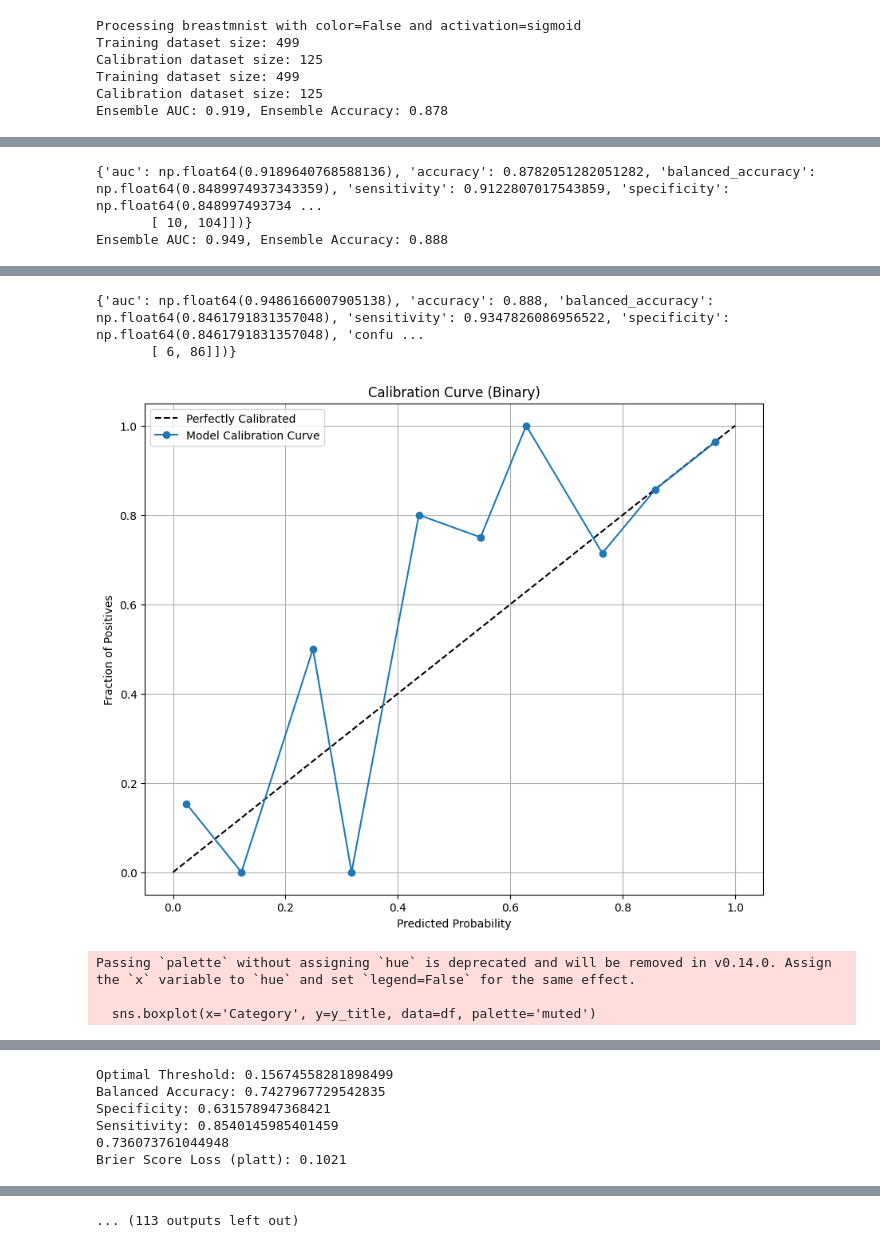
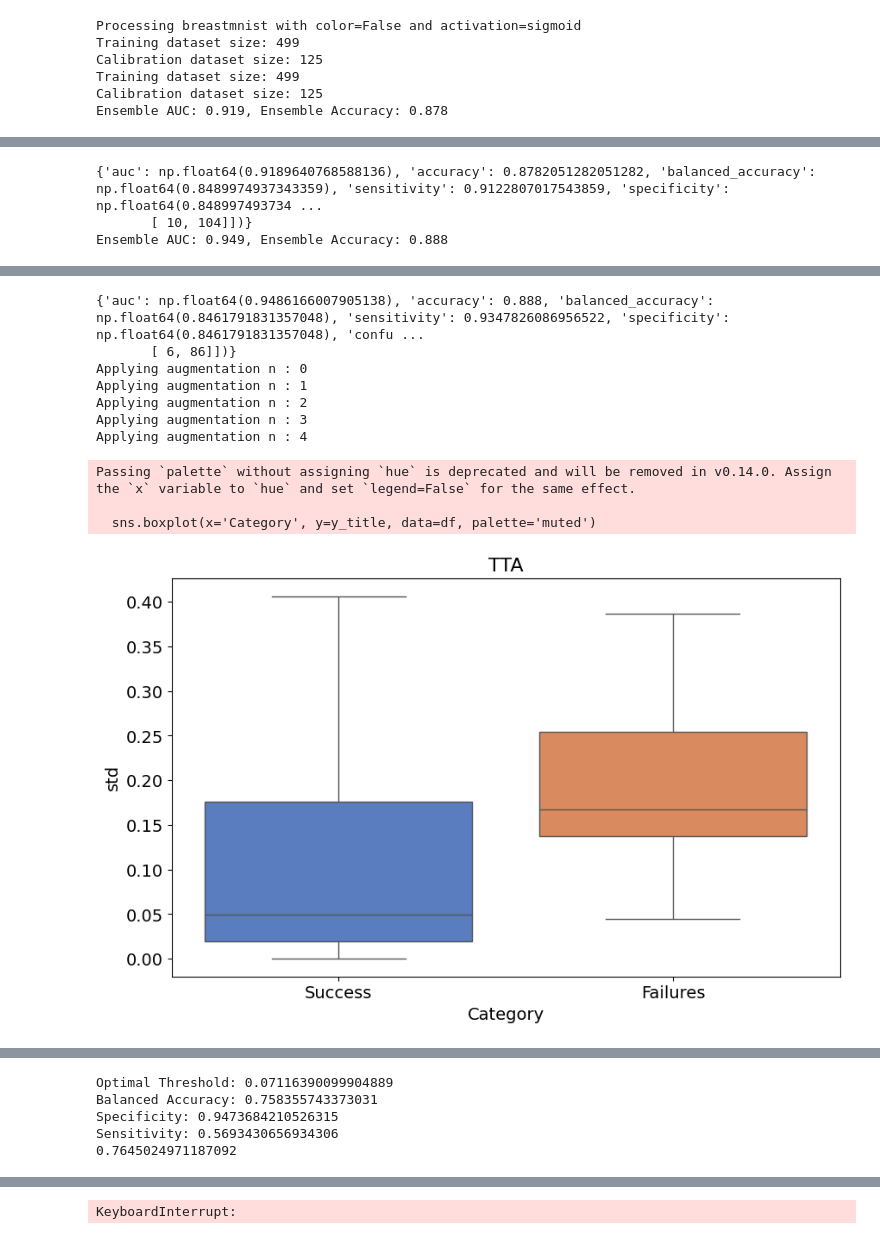
Before and after one commit to pstnmz/UQ_toolbox, a Jupyter notebook: medMNIST/UQ_test_metrics.ipynb, the cells around one changed output, grey strips where cells are left out. Saved outputs shown, nothing was run; the diff lists cells and outputs as text; code cells hidden in the pictures.

Commit message:
improved TTA to load transformations directly inside toolbox when calling dataloader

```diff
--- a/medMNIST/UQ_test_metrics.ipynb
+++ b/medMNIST/UQ_test_metrics.ipynb
@@ -227,6 +228,8 @@ def find_best_threshold_and_compute_metrics(values, correct_predictions, optimiz
     print(f"Balanced Accuracy: {balanced_acc}")
     print(f"Specificity: {specificity}")
     print(f"Sensitivity: {sensitivity}")
+
+    return balanced_acc
 # %%
 def computeMSR(y_prob, y_true, task_type, calibration_needed=False, method_calibration=None, display_calibration_curve=False, y_scores_calibration=None, y_true_calibration=None):
     if calibration_needed:
@@ -346,20 +349,22 @@ def computeKNNshap(models, train_loaders, test_loader, device, num_classes=None,
 
     return metric
 
-def computeTTA(aug_type, models, test_loader, device, num_classes=2, correct_predictions_calibration=None, incorrect_predictions_calibration=None, image_normalization=False, aug_folder=None, mean=[0.5], std=[0.5], max_iterations=10, gps_augment=None):
+def computeTTA(aug_type, models, test_dataset, device, num_classes=2, correct_predictions_calibration=None, incorrect_predictions_calibration=None, image_normalization=False, aug_folder=None, mean=[0.5], std=[0.5], max_iterations=10, gps_augment=None, batch_size=None, color=False):
     if num_classes == 2:
         output_activation='sigmoid'
     else:
         output_activation='softmax'
     if aug_type == 'randaugment':
         transformation_pipeline = transforms.Compose([
+                        transforms.ToTensor(),
                         transforms.ToPILImage(),
                         transforms.RandAugment(2, 9),
                         transforms.PILToTensor(),
                         transforms.ConvertImageDtype(torch.float),
-                        *([transforms.Normalize(mean=mean, std=std)] if image_normalization else [])
+                        *([transforms.Normalize(mean=mean, std=std)] if image_normalization else []),
+                        *([transforms.Lambda(lambda x: x.repeat(3, 1, 1))] if color is False else [])
                     ])
-        metric, global_preds = uq.TTA(transformation_pipeline, models, test_loader, device, nb_augmentations=5, nb_channels=3, output_activation=output_activation, usingBetterRandAugment=False, mean=mean, std=std)
+        metric, global_preds = uq.TTA(transformation_pipeline, models, test_dataset, device, nb_augmentations=5, nb_channels=3, output_activation=output_activation, usingBetterRandAugment=False, mean=mean, std=std, batch_size=batch_size)
     elif aug_type == 'crops_flips':
         transformation_pipeline = transforms.Compose([
             transforms.ToPILImage(),
@@ -369,7 +374,7 @@ def computeTTA(aug_type, models, test_loader, device, num_classes=2, correct_pre
             transforms.PILToTensor(),
             transforms.ConvertImageDtype(torch.float)
         ])
-        metric, global_preds = uq.TTA(transformation_pipeline, models, test_loader, device, nb_augmentations=5, nb_channels=3, output_activation=output_activation, usingBetterRandAugment=False, mean=mean, std=std)
+        metric, global_preds = uq.TTA(transformation_pipeline, models, test_dataset, device, nb_augmentations=5, nb_channels=3, output_activation=output_activation, usingBetterRandAugment=False, mean=mean, std=std, batch_size=batch_size)
 
     elif aug_type == 'GPS':
         if gps_augment is None:
@@ -383,17 +388,17 @@ def computeTTA(aug_type, models, test_loader, device, num_classes=2, correct_pre
             n = gps_augment[0]
             m = gps_augment[1]
             transformation_pipeline = gps_augment[2]
-        metric, global_preds_GPS = uq.TTA(transformation_pipeline, models, test_loader, device, usingBetterRandAugment=True, n=n, m=m, nb_channels=3, image_size=28, image_normalization=image_normalization, output_activation=output_activation, mean=mean, std=std)
+        metric, global_preds_GPS = uq.TTA(transformation_pipeline, models, test_dataset, device, usingBetterRandAugment=True, n=n, m=m, nb_channels=3, image_size=28, image_normalization=image_normalization, output_activation=output_activation, mean=mean, std=std, batch_size=batch_size)
 
     return metric
 # %%
-def display_UQ_results(metric, correct_predictions, incorrect_predictions, y_axis_title, title, optim_metric, swarmplot=False):
-
-    uq.UQ_method_plot([metric[k] for k in correct_predictions], [metric[j] for j in incorrect_predictions], y_axis_title, title, swarmplot)
-    find_best_threshold_and_compute_metrics(metric, correct_predictions, optim_metric)
+def display_UQ_results(metric, correct_predictions, incorrect_predictions, y_axis_title, title, optim_metric, swarmplot=False, plot=True):
+    if plot is True:
+        uq.UQ_method_plot([metric[k] for k in correct_predictions], [metric[j] for j in incorrect_predictions], y_axis_title, title, swarmplot)
+    balanced_acc = find_best_threshold_and_compute_metrics(metric, correct_predictions, optim_metric)
     fpr, tpr, auc = uq.roc_curve_UQ_method_computation([metric[k] for k in correct_predictions], [metric[j] for j in incorrect_predictions])
     print(auc)
-    return auc
+    return auc, balanced_acc
 # %%
 def call_UQ_methods(
     methods,
@@ -517,8 +545,9 @@ flags = ['breastmnist', 'organamnist', 'pneumoniamnist', 'dermamnist', 'octmnist
 calib_method = ['platt', 'temperature', 'platt', 'temperature', 'temperature', 'temperature', 'temperature', 'temperature']
 colors = [False, False, False, True, False, True, True, False]  # Colors for the flags
 activations = ['sigmoid', 'softmax', 'sigmoid', 'softmax', 'softmax', 'softmax', 'softmax', 'softmax']  # Output activations for each flag
-device = torch.device('cuda:2' if torch.cuda.is_available() else 'cpu')
-uq_methods = ['MSR', 'MSR_temp_scale']#, 'Ensembling']#, 'TTA', 'GPS', 'KNNshap', 'KNNall']
+device = torch.device('cuda:1' if torch.cuda.is_available() else 'cpu')
+uq_methods = ['TTA']
+#uq_methods = ['MSR', 'MSR_temp_scale', 'Ensembling', 'TTA']#, 'GPS', 'KNNshap', 'KNNall']
 size = 224  # Image size for the models
 batch_size = 4000  # Batch size for the DataLoader
 model_global_perfs = {}
@@ -564,41 +593,40 @@ for flag, color, activation, calib_method in zip(flags, colors, activations, cal
         y_prob = apply_softmax(y_scores)
         y_prob_calibration = apply_softmax(y_scores_calibration)
 
     if task_type == 'binary-class':
         correct_predictions = [i for i in range(len(y_true)) if (y_true[i] == 1 and y_scores[i] > 0.5) or (y_true[i] == 0 and y_scores[i] <= 0.5)]
         incorrect_predictions = [i for i in range(len(y_true)) if (y_true[i] == 1 and y_scores[i] <= 0.5) or (y_true[i] == 0 and y_scores[i] > 0.5)]
 
         correct_predictions_calibration = [i for i in range(len(y_true_calibration)) if (y_true_calibration[i] == 1 and y_scores_calibration[i] > 0.5) or (y_true_calibration[i] == 0 and y_scores_calibration[i] <= 0.5)]
         incorrect_predictions_calibration = [i for i in range(len(y_true_calibration)) if (y_true_calibration[i] == 1 and y_scores_calibration[i] <= 0.5) or (y_true_calibration[i] == 0 and y_scores_calibration[i] > 0.5)]
     else:
         correct_predictions = [i for i in range(len(y_true)) if y_true[i] == np.argmax(y_scores[i])]
         incorrect_predictions = [i for i in range(len(y_true)) if y_true[i] != np.argmax(y_scores[i])]
 
         correct_predictions_calibration = [i for i in range(len(y_true_calibration)) if y_true_calibration[i] == np.argmax(y_scores_calibration[i])]
         incorrect_predictions_calibration = [i for i in range(len(y_true_calibration)) if y_true_calibration[i] != np.argmax(y_scores_calibration[i])]
 
-    uq_metrics, aucs = call_UQ_methods(uq_methods, models, y_prob, digits, y_true, digits_calib, y_true_calibration, indiv_scores, task_type, correct_predictions, incorrect_predictions, test_loader, device, optim_metric='balanced_accuracy', train_loaders=train_loaders, test_loader_tta=test_loader_tta, num_classes=num_classes, image_normalization=True, swarmplot=False, calib_method=calib_method)
-    model_global_perfs[flag] = {}
-    model_global_perfs[flag]['class_perf'] = performances
-    model_global_perfs[flag]['calibration_size'] = len(calibration_dataset)
-    model_global_perfs[flag]['uq_metrics'] = uq_metrics
-    model_global_perfs[flag]['aucs_UQ'] = aucs
-    #break
+    uq_metrics, aucs, balanced_acc = call_UQ_methods(uq_methods, models, y_prob, digits, y_true, digits_calib, y_true_calibration, indiv_scores, task_type, correct_predictions, incorrect_predictions, test_loader, device, optim_metric='balanced_accuracy', train_loaders=train_loaders, test_dataset_tta=test_dataset_tta, num_classes=num_classes, image_normalization=True, swarmplot=False, calib_method=calib_method, batch_size=batch_size)
 # %% [output]
 Processing breastmnist with color=False and activation=sigmoid
 Training dataset size: 499
 Calibration dataset size: 125
 Training dataset size: 499
 Calibration dataset size: 125
 Ensemble AUC: 0.919, Ensemble Accuracy: 0.878
 [figure]
 {'auc': np.float64(0.9189640768588136), 'accuracy': 0.8782051282051282, 'balanced_accuracy': np.float64(0.8489974937343359), 'sensitivity': 0.9122807017543859, 'specificity': np.float64(0.848997493734 ...
        [ 10, 104]])}
 Ensemble AUC: 0.949, Ensemble Accuracy: 0.888
 [figure]
 {'auc': np.float64(0.9486166007905138), 'accuracy': 0.888, 'balanced_accuracy': np.float64(0.8461791831357048), 'sensitivity': 0.9347826086956522, 'specificity': np.float64(0.8461791831357048), 'confu ...
        [ 6, 86]])}
+Applying augmentation n : 0
+Applying augmentation n : 1
+Applying augmentation n : 2
+Applying augmentation n : 3
+Applying augmentation n : 4
+Passing `palette` without assigning `hue` is deprecated and will be removed in v0.14.0. Assign the `x` variable to `hue` and set `legend=False` for the same effect.
+
+  sns.boxplot(x='Category', y=y_title, data=df, palette='muted')
-[figure, old version]
+[figure, new version]
-Passing `palette` without assigning `hue` is deprecated and will be removed in v0.14.0. Assign the `x` variable to `hue` and set `legend=False` for the same effect.
-
-  sns.boxplot(x='Category', y=y_title, data=df, palette='muted')
@@ -605,0 +634,5 @@ Passing `palette` without assigning `hue` is deprecated and will be removed in v
+Optimal Threshold: 0.07116390099904889
+Balanced Accuracy: 0.758355743373031
+Specificity: 0.9473684210526315
+Sensitivity: 0.5693430656934306
+0.7645024971187092
@@ -607,6 +639,0 @@ Passing `palette` without assigning `hue` is deprecated and will be removed in v
-Optimal Threshold: 0.15674558281898499
-Balanced Accuracy: 0.7427967729542835
-Specificity: 0.631578947368421
-Sensitivity: 0.8540145985401459
-0.736073761044948
-Brier Score Loss (platt): 0.1021
@@ -617 +646 @@ Passing `palette` without assigning `hue` is deprecated and will be removed in v
-... (113 outputs left out)
+KeyboardInterrupt:
```
Also changed, not shown: parts of 7 cells of this notebook, 2 other files.
